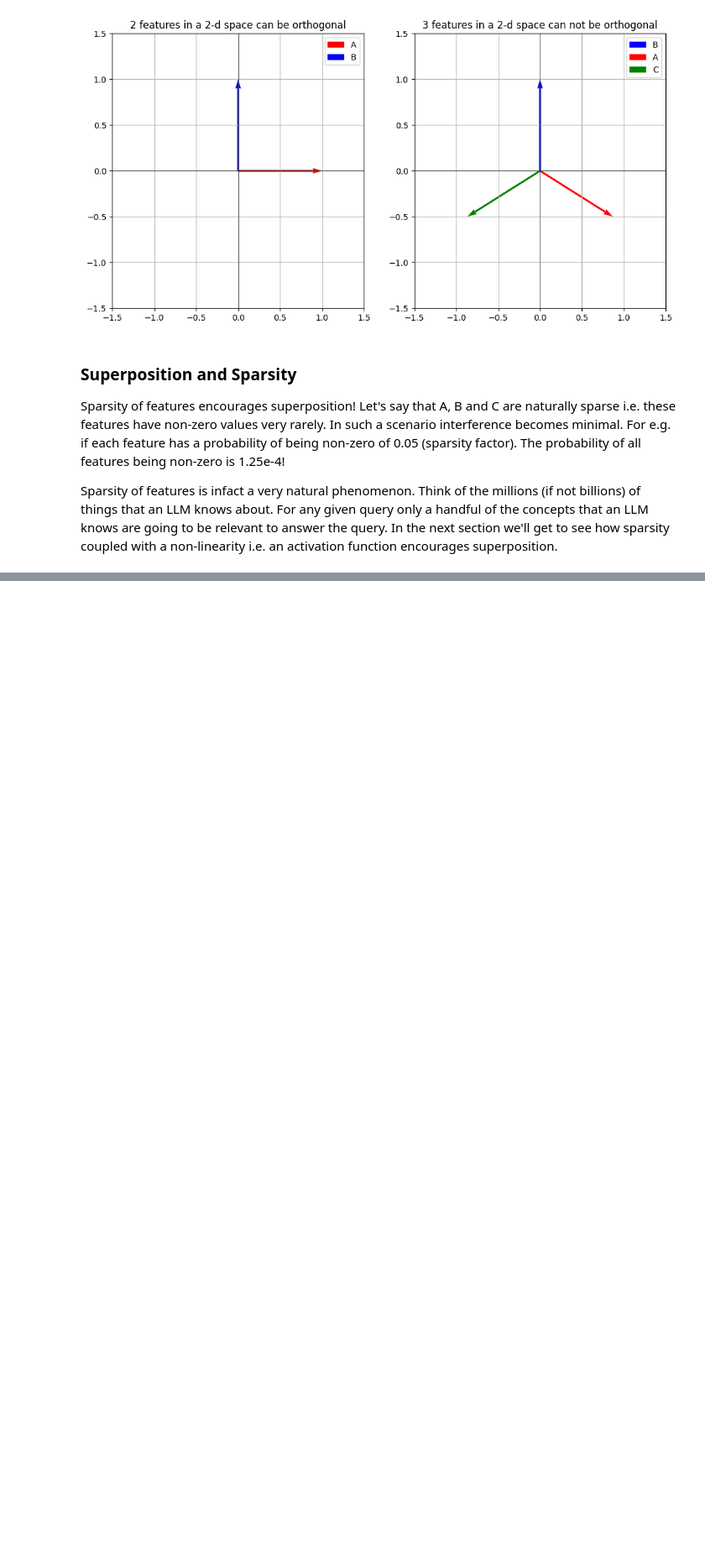
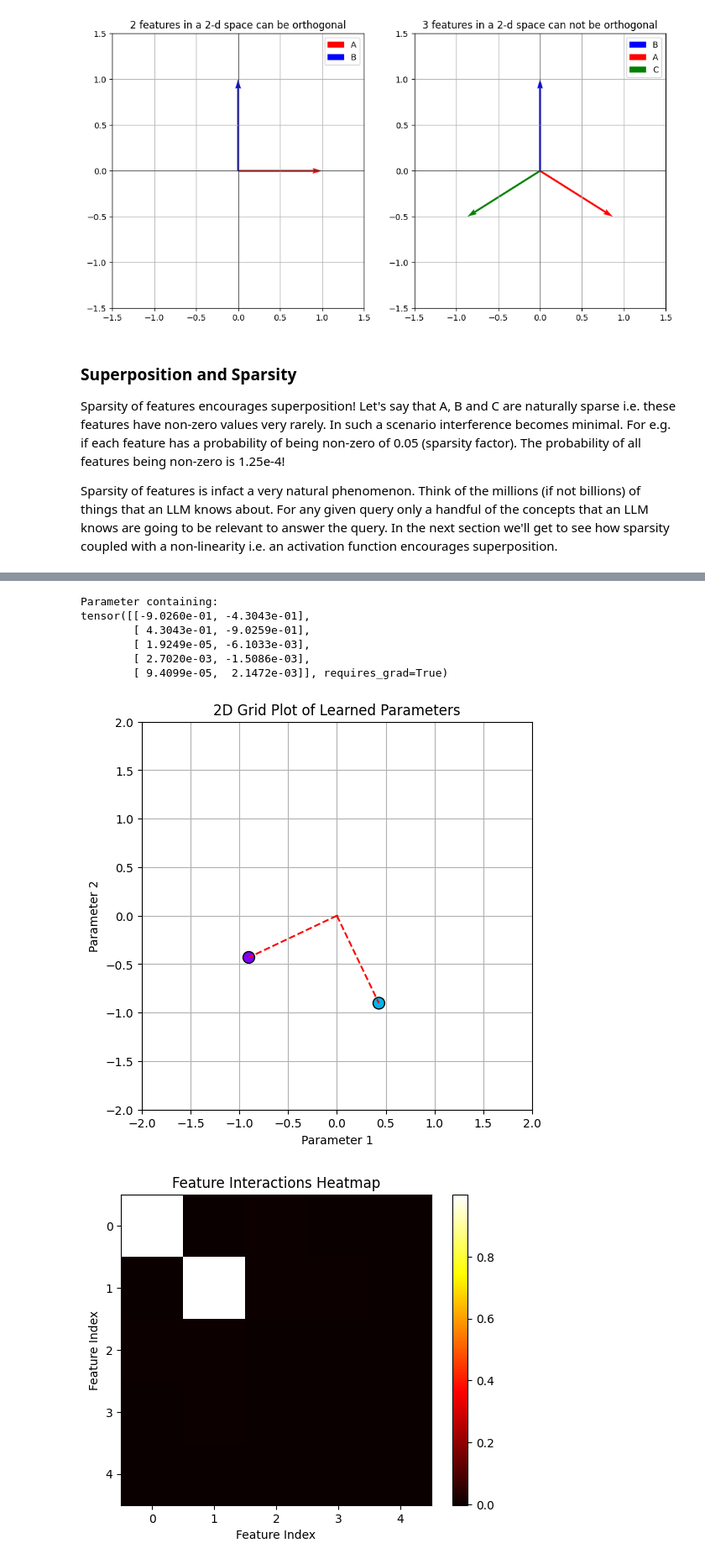
Before and after one commit to pramodith/llm_exploration, a Jupyter notebook: superposition.ipynb, the cells around one changed output, grey strips where cells are left out. Shown at 84% size. Cells and saved outputs as stored; diff of their text form; code cells hidden in the pictures; blank space fills up the shorter version.

```diff
--- a/superposition.ipynb
+++ b/superposition.ipynb
@@ -477,0 +474,6 @@ On top of these if you are an expert in a specific business domain and are well
+# %%
+linear_model_with_sparsity = DummyModel(feature_imps, num_features=num_features, hidden_dim=hidden_dim, use_relu=False)
+feature_sparsity_prob = 0.5
+optimizer = optim.AdamW(linear_model_with_sparsity.parameters(), lr=learning_rate)
+scheduler = optim.lr_scheduler.CosineAnnealingLR(optimizer, T_max=num_steps)
+train(linear_model_with_sparsity, optimizer, scheduler, num_steps, batch_size, num_features, feature_sparsity_prob)
@@ -477,0 +498,14 @@ On top of these if you are an expert in a specific business domain and are well
+# %%
+print(linear_model_with_sparsity.W)
+# %% [output]
+Parameter containing:
+tensor([[-9.0260e-01, -4.3043e-01],
+        [ 4.3043e-01, -9.0259e-01],
+        [ 1.9249e-05, -6.1033e-03],
+        [ 2.7020e-03, -1.5086e-03],
+        [ 9.4099e-05,  2.1472e-03]], requires_grad=True)
+# %%
+plot_all(linear_model_with_sparsity)
+# %% [output]
+[figure, added]
+[figure, added]
```
Also changed, not shown: parts of 56 cells of this notebook.
